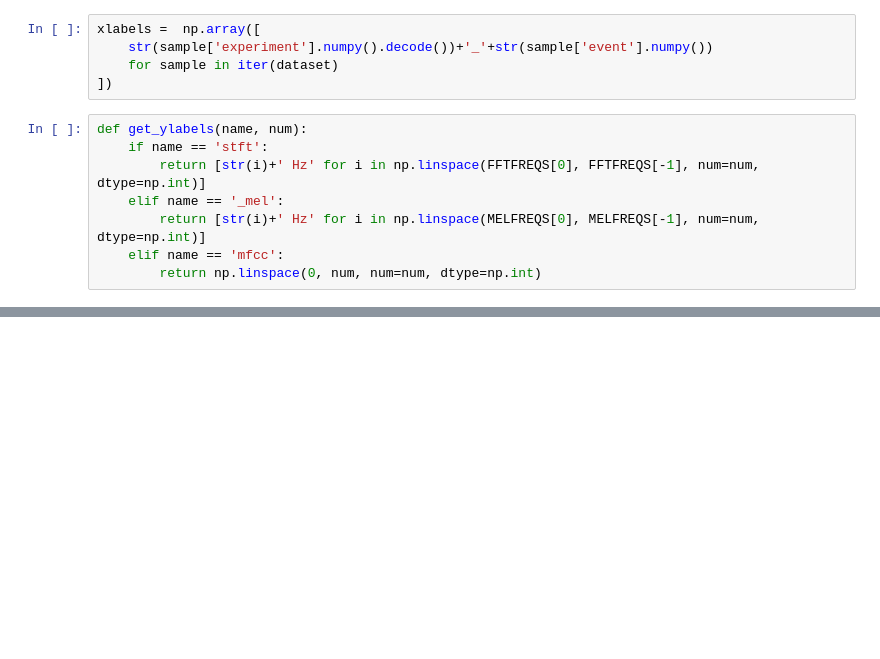
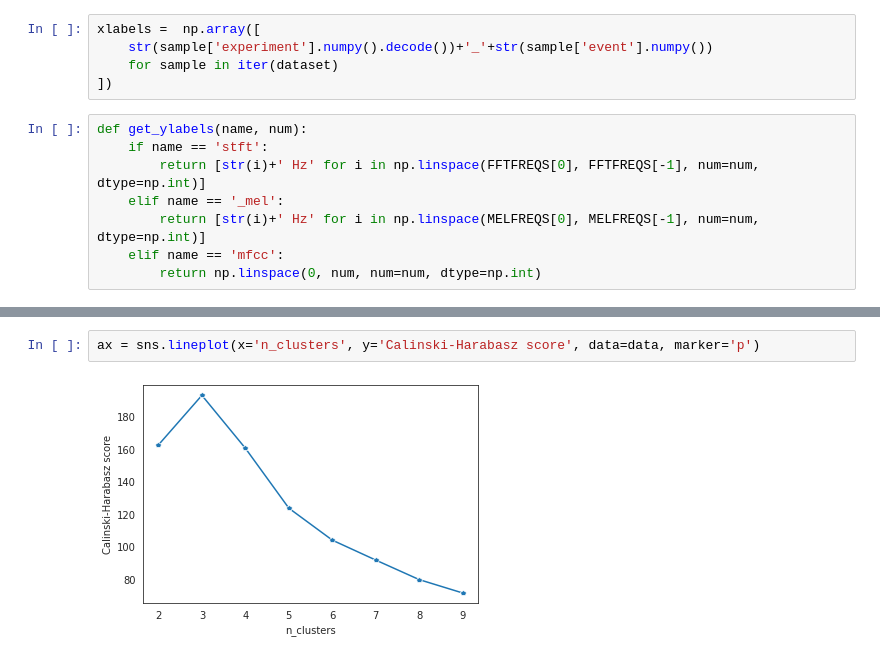
Before and after one commit to jimenaRL/usv-experiments, a Jupyter notebook: full-dataset/hierarchical-clustering-FULL-AUDIBLES.ipynb, the cells around one changed output, grey strips where cells are left out. Cells and saved outputs as stored; diff of their text form; blank space fills up the shorter version.

```diff
--- a/full-dataset/hierarchical-clustering-FULL-AUDIBLES.ipynb
+++ b/full-dataset/hierarchical-clustering-FULL-AUDIBLES.ipynb
@@ -243,0 +295,4 @@ mean_stft-ward-euclidean-clustermap-FULL-1-19
+# %%
+ax = sns.lineplot(x='n_clusters', y='Calinski-Harabasz score', data=data, marker='p')
+# %% [output]
+[figure, added]
```
Also changed, not shown: parts of 9 cells of this notebook, 7 other files.
